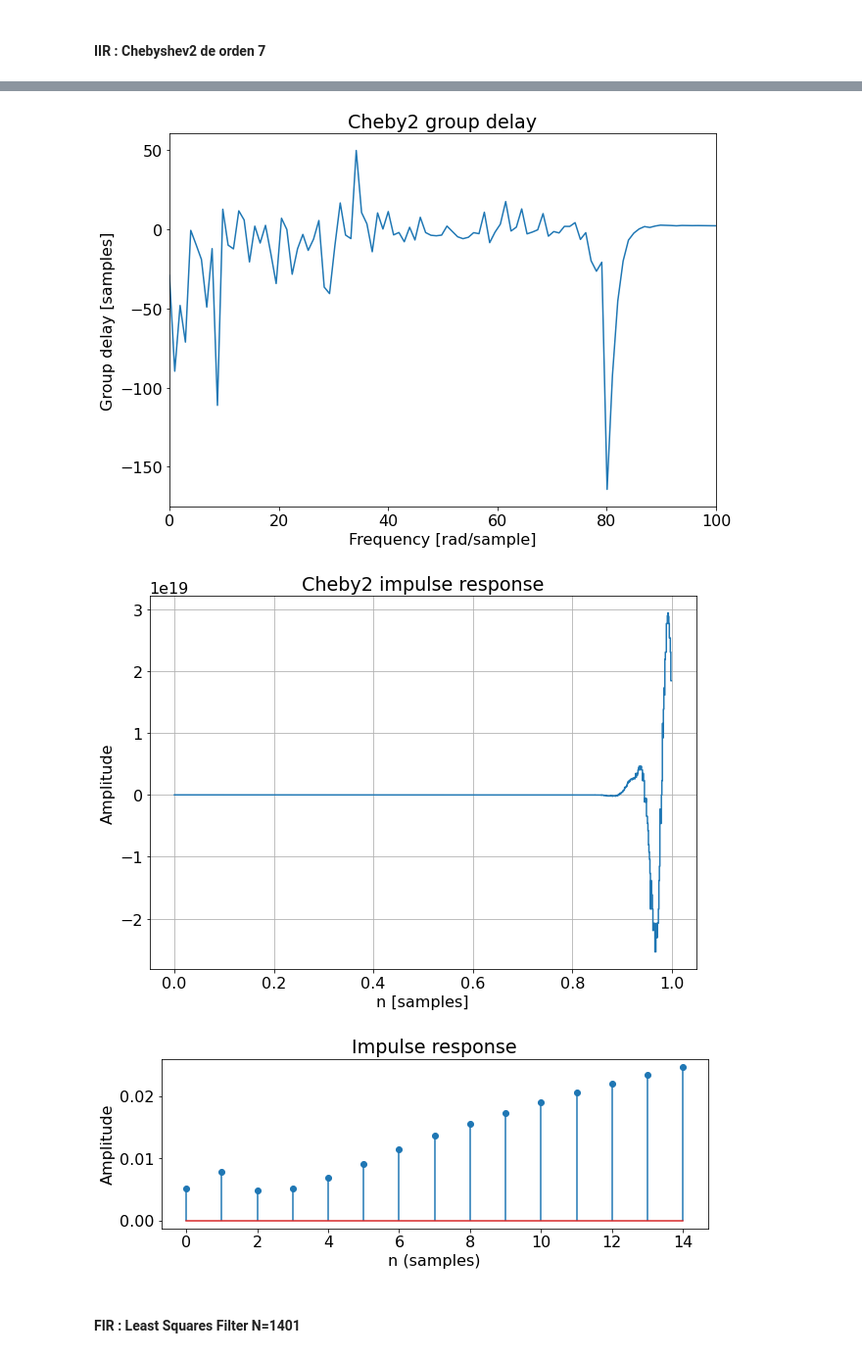
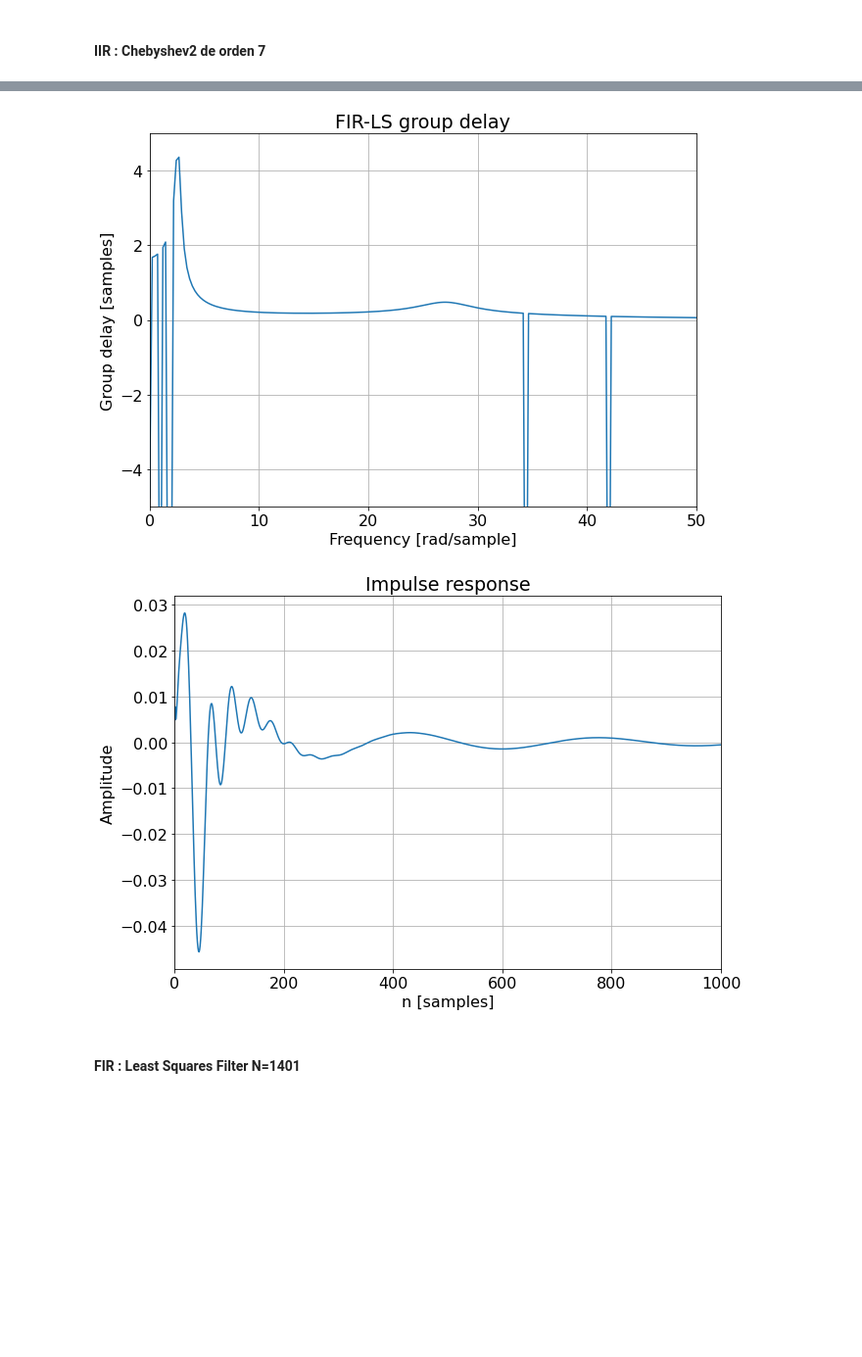
Before and after one commit to usandomir/TC2, a Jupyter notebook: TPS9.ipynb, the cells around one changed output, grey strips where cells are left out. Shown at 98% size. Cells and saved outputs as stored; diff of their text form; code cells hidden in the pictures; blank space fills up the shorter version.

```diff
--- a/TPS9.ipynb
+++ b/TPS9.ipynb
@@ -274,26 +274,30 @@ ax2.plot(wc2, angles, 'g')
 ax2.set_ylabel('Angle (radians)', color='g')
 ax2.grid(True)
 ax2.axis('tight')
-ax1.set_xlim([0,100])
-ax2.set_xlim([0,100])
+ax1.set_xlim([0,50])
+ax2.set_xlim([0,50])
 plt.show()
 
-b, a = sig.sos2tf(iir_cheby2_sos)
-wd, gd = sig.group_delay((b,a))
-plt.title('Cheby2 group delay')
-plt.plot(wd*nyq_frec/(np.pi), gd)
+gd = -np.diff(angles) / np.diff(wc2)
+plt.title('FIR-LS group delay')
+n = np.arange(len(gd))
+plt.plot(wc2[:-1], gd)
 plt.ylabel('Group delay [samples]')
 plt.xlabel('Frequency [rad/sample]')
-plt.xlim([0,100])
+plt.grid()
+plt.xlim([0,50])
+plt.ylim([-5,5])
 plt.show()
 
-t, y = sig.dimpulse((b,a,1/fs), n = fs)
-plt.step(t, np.squeeze(y))
-plt.title('Cheby2 impulse response')
+l = len(iir_cheby2)
+impulse = repeat(0.,l); impulse[0] =1.
+x = arange(0,l)
+response = sig.sosfilt(iir_cheby2_sos, impulse)
+plt.plot(x, response)
+plt.ylabel('Amplitude')
+plt.xlabel('n [samples]')
+plt.title('Impulse response')
 plt.grid()
-plt.xlabel('n [samples]')
-plt.ylabel('Amplitude')
+plt.xlim([0,1000])
 plt.show()
-
-impz(b,a)
 # %% [output]
@@ -301,6 +305,5 @@ impz(b,a)
-[figure, old version]
+[figure, new version]
-[figure, old version]
+[figure, new version]
-[figure, removed]
 # %% [markdown]
 #### FIR : Least Squares Filter N=1401
 # %%
```
Also changed, not shown: parts of 8 cells of this notebook.
